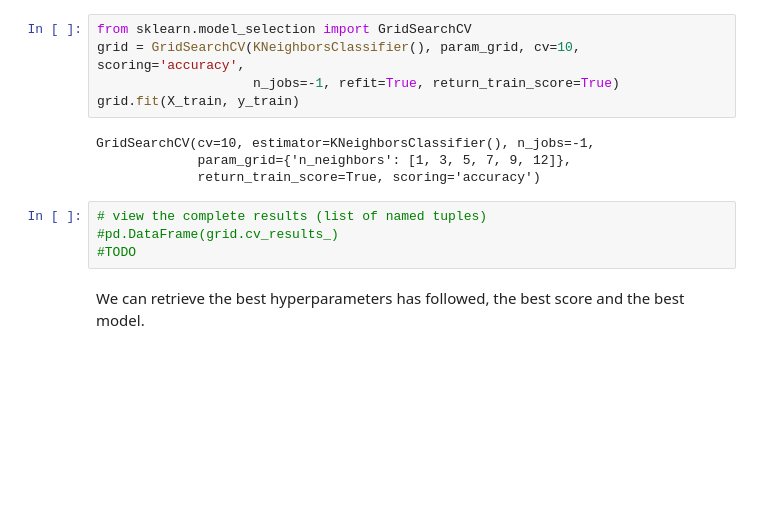
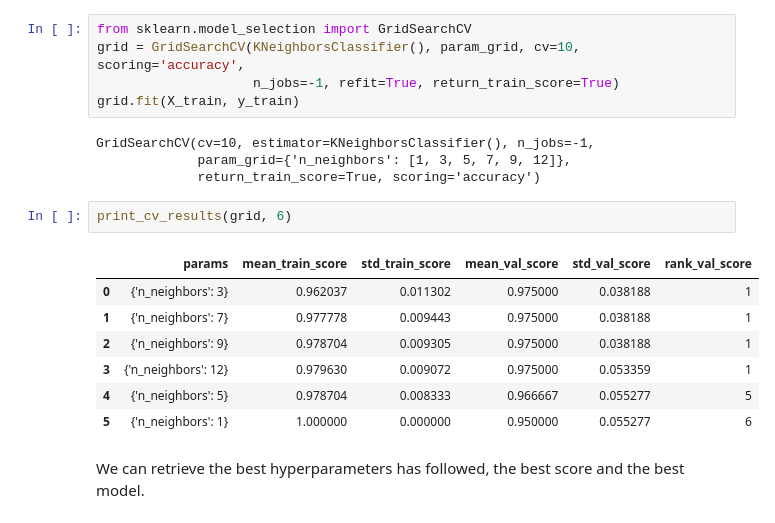
Before and after one commit to LeonardoSaccotelli/Machine-Learning-Collection-Lab, a Jupyter notebook: Machine-Learning-Lab/2-Model-Selection-Model-Evaluation/2.1-Model-Optimization.ipynb, the cells around one changed output. Saved outputs shown, nothing was run; the diff lists cells and outputs as text; blank space fills up the shorter version.

```diff
--- a/Machine-Learning-Lab/2-Model-Selection-Model-Evaluation/2.1-Model-Optimization.ipynb
+++ b/Machine-Learning-Lab/2-Model-Selection-Model-Evaluation/2.1-Model-Optimization.ipynb
@@ -63,9 +62,15 @@ GridSearchCV(cv=10, estimator=KNeighborsClassifier(), n_jobs=-1,
              param_grid={'n_neighbors': [1, 3, 5, 7, 9, 12]},
              return_train_score=True, scoring='accuracy')
 # %%
-# view the complete results (list of named tuples)
-#pd.DataFrame(grid.cv_results_)
-#TODO
+print_cv_results(grid, 6)
+# %% [output]
+|  | params | mean_train_score | std_train_score | mean_val_score | std_val_score | rank_val_score |
+| 0 | {'n_neighbors': 3} | 0.962037 | 0.011302 | 0.975000 | 0.038188 | 1 |
+| 1 | {'n_neighbors': 7} | 0.977778 | 0.009443 | 0.975000 | 0.038188 | 1 |
+| 2 | {'n_neighbors': 9} | 0.978704 | 0.009305 | 0.975000 | 0.038188 | 1 |
+| 3 | {'n_neighbors': 12} | 0.979630 | 0.009072 | 0.975000 | 0.053359 | 1 |
+| 4 | {'n_neighbors': 5} | 0.978704 | 0.008333 | 0.966667 | 0.055277 | 5 |
+| 5 | {'n_neighbors': 1} | 1.000000 | 0.000000 | 0.950000 | 0.055277 | 6 |
 # %% [markdown]
 We can retrieve the best hyperparameters has followed, the best score and the best model.
 # %%
```
Also changed, not shown: parts of 10 cells of this notebook.
